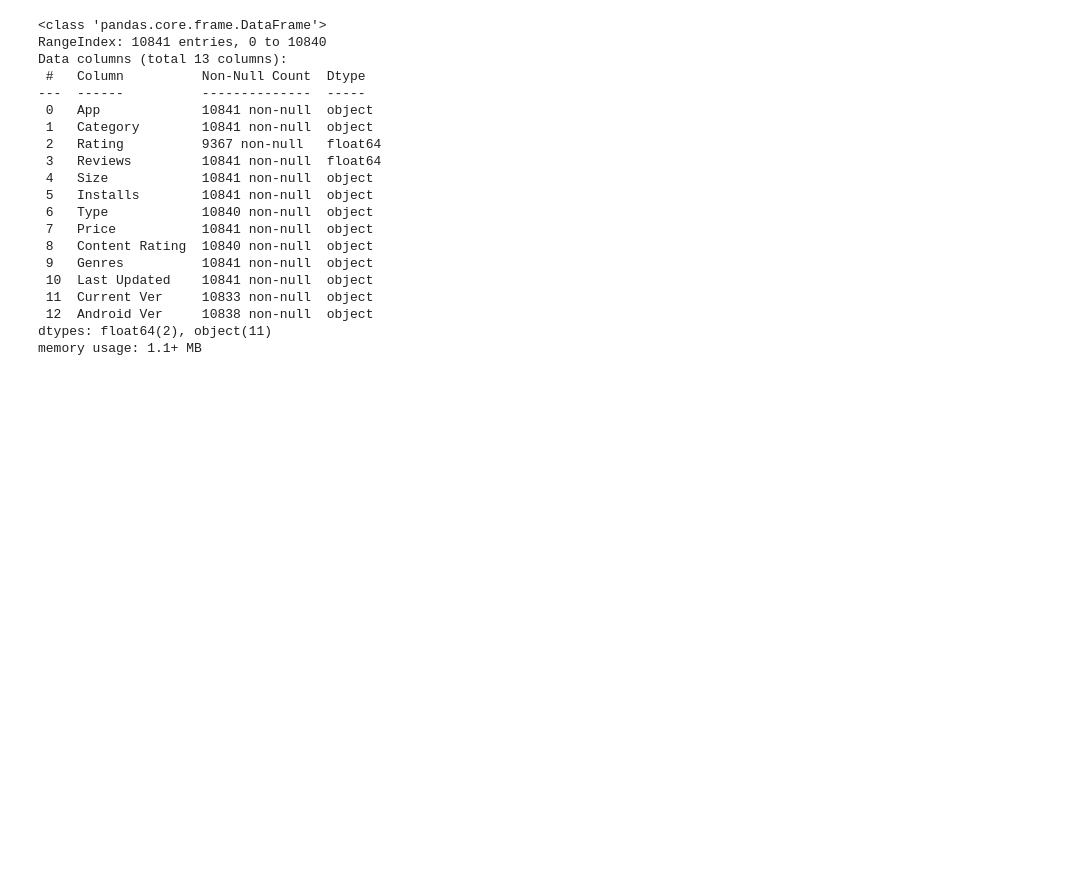
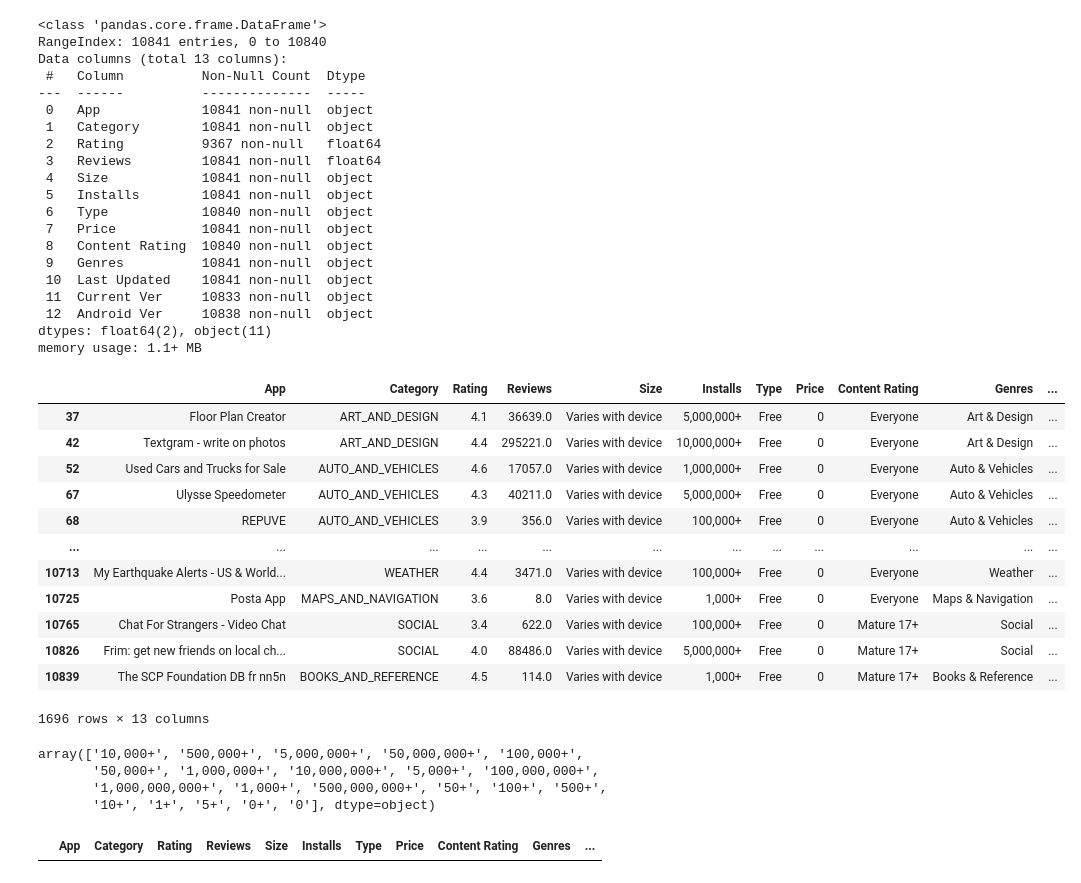
Before and after one commit to BalKrishna-Tiwari/Playstore-App-Analysis, a Jupyter notebook: PlayStoreAppAnalysis.ipynb, the cells around one changed output. Saved outputs shown, nothing was run; the diff lists cells and outputs as text; code cells hidden in the pictures; blank space fills up the shorter version.

```diff
--- a/PlayStoreAppAnalysis.ipynb
+++ b/PlayStoreAppAnalysis.ipynb
@@ -138,3 +138,21 @@ Data columns (total 13 columns):
  12  Android Ver     10838 non-null  object
 dtypes: float64(2), object(11)
 memory usage: 1.1+ MB
+# %%
+#Lets chek were size is not float
+
+df1[~df1['Size'].apply(lambda x: isinstance(x, float))==True]
+# %% [output]
+|  | App | Category | Rating | Reviews | Size | Installs | Type | Price | Content Rating | Genres | ... |
+| 37 | Floor Plan Creator | ART_AND_DESIGN | 4.1 | 36639.0 | Varies with device | 5,000,000+ | Free | 0 | Everyone | Art & Design | ... |
+| 42 | Textgram - write on photos | ART_AND_DESIGN | 4.4 | 295221.0 | Varies with device | 10,000,000+ | Free | 0 | Everyone | Art & Design | ... |
+| 52 | Used Cars and Trucks for Sale | AUTO_AND_VEHICLES | 4.6 | 17057.0 | Varies with device | 1,000,000+ | Free | 0 | Everyone | Auto & Vehicles | ... |
+| 67 | Ulysse Speedometer | AUTO_AND_VEHICLES | 4.3 | 40211.0 | Varies with device | 5,000,000+ | Free | 0 | Everyone | Auto & Vehicles | ... |
+| 68 | REPUVE | AUTO_AND_VEHICLES | 3.9 | 356.0 | Varies with device | 100,000+ | Free | 0 | Everyone | Auto & Vehicles | ... |
+| ... | ... | ... | ... | ... | ... | ... | ... | ... | ... | ... | ... |
+| 10713 | My Earthquake Alerts - US & World... | WEATHER | 4.4 | 3471.0 | Varies with device | 100,000+ | Free | 0 | Everyone | Weather | ... |
+| 10725 | Posta App | MAPS_AND_NAVIGATION | 3.6 | 8.0 | Varies with device | 1,000+ | Free | 0 | Everyone | Maps & Navigation | ... |
+| 10765 | Chat For Strangers - Video Chat | SOCIAL | 3.4 | 622.0 | Varies with device | 100,000+ | Free | 0 | Mature 17+ | Social | ... |
+| 10826 | Frim: get new friends on local ch... | SOCIAL | 4.0 | 88486.0 | Varies with device | 5,000,000+ | Free | 0 | Mature 17+ | Social | ... |
+| 10839 | The SCP Foundation DB fr nn5n | BOOKS_AND_REFERENCE | 4.5 | 114.0 | Varies with device | 1,000+ | Free | 0 | Mature 17+ | Books & Reference | ... |
+1696 rows × 13 columns
@@ -140,0 +162,12 @@ memory usage: 1.1+ MB
+# %%
+#Lets chek were different data in Installs category
+df1['Installs'].unique()
+# %% [output]
+array(['10,000+', '500,000+', '5,000,000+', '50,000,000+', '100,000+',
+       '50,000+', '1,000,000+', '10,000,000+', '5,000+', '100,000,000+',
+       '1,000,000,000+', '1,000+', '500,000,000+', '50+', '100+', '500+',
+       '10+', '1+', '5+', '0+', '0'], dtype=object)
+# %%
+df1[df1['Installs']==np.nan]
+# %% [output]
+|  | App | Category | Rating | Reviews | Size | Installs | Type | Price | Content Rating | Genres | ... |
```
Also changed, not shown: parts of 17 cells of this notebook.
